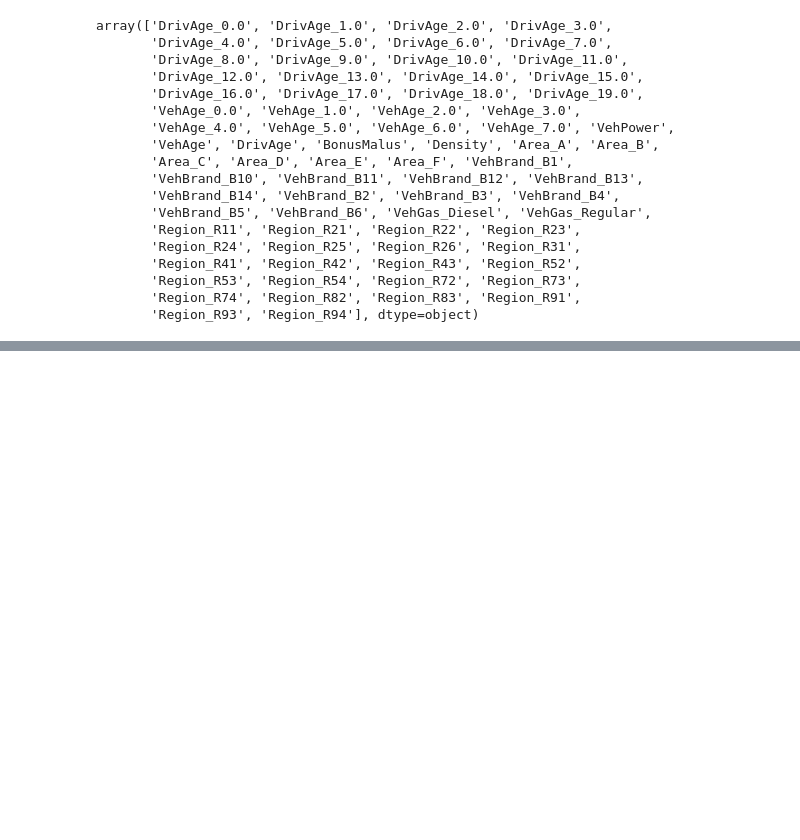
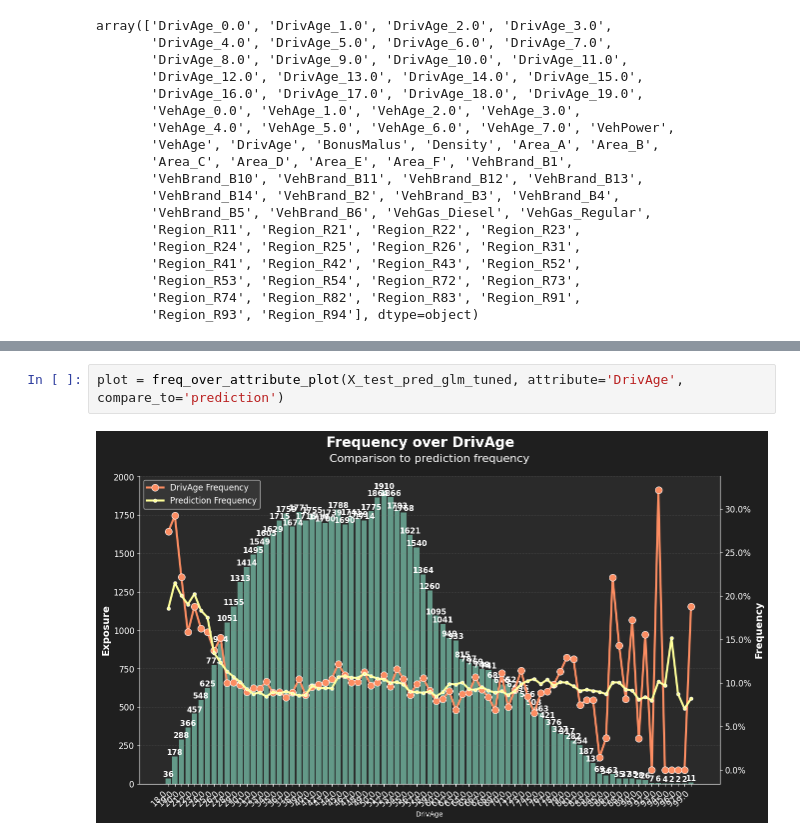
Before and after one commit to imfilip/freq_model, a Jupyter notebook: notebooks/modeling/2.BuildingModels.ipynb, the cells around one changed output, grey strips where cells are left out. Drawn from its saved outputs; the diff is of its cells as text; blank space fills up the shorter version.

```diff
--- a/notebooks/modeling/2.BuildingModels.ipynb
+++ b/notebooks/modeling/2.BuildingModels.ipynb
@@ -606,0 +265,4 @@ new_train.groupby('DrivAge')[['y_pred', 'ClaimNb']].sum().head(20)
+# %%
+plot = freq_over_attribute_plot(X_test_pred_glm_tuned, attribute='DrivAge', compare_to='prediction')
+# %% [output]
+[figure, added]
```
Also changed, not shown: parts of 56 cells of this notebook, 13 other files.
